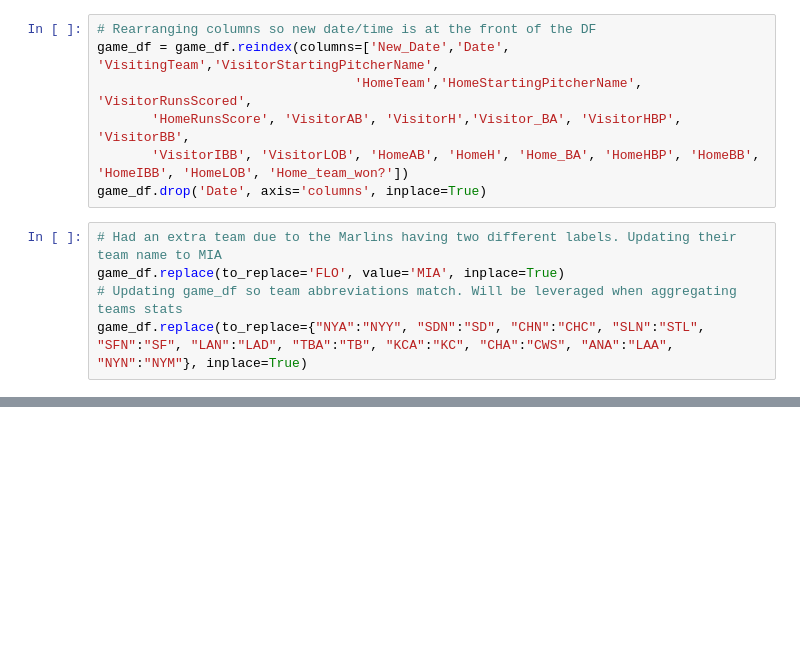
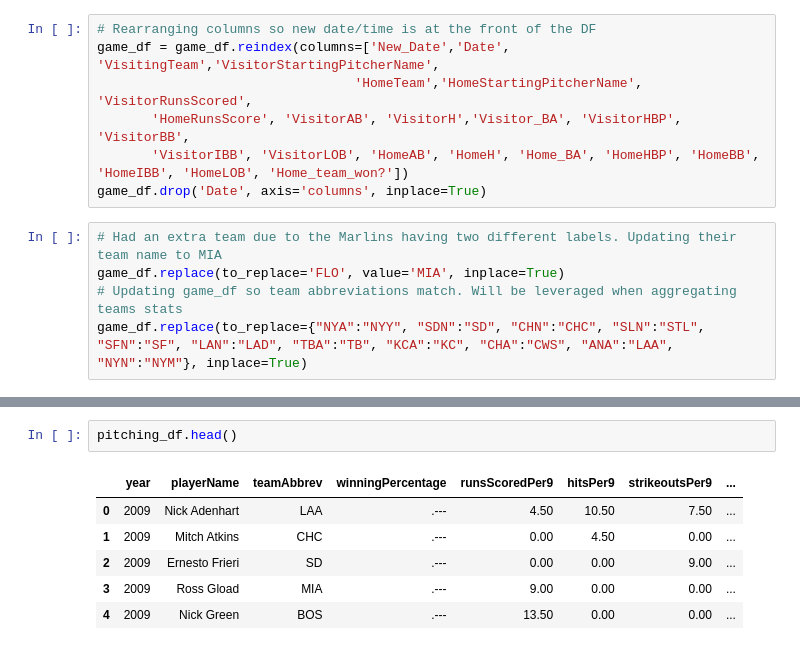
Before and after one commit to egitit/Predicting_MLB_outcomes, a Jupyter notebook: feature_engineering.ipynb, the cells around one changed output, grey strips where cells are left out. Saved outputs shown, nothing was run; the diff lists cells and outputs as text; blank space fills up the shorter version.

```diff
--- a/feature_engineering.ipynb
+++ b/feature_engineering.ipynb
@@ -255,0 +239,9 @@ len(game_df.VisitingTeam.unique())
+# %%
+pitching_df.head()
+# %% [output]
+|  | year | playerName | teamAbbrev | winningPercentage | runsScoredPer9 | hitsPer9 | strikeoutsPer9 | ... |
+| 0 | 2009 | Nick Adenhart | LAA | .--- | 4.50 | 10.50 | 7.50 | ... |
+| 1 | 2009 | Mitch Atkins | CHC | .--- | 0.00 | 4.50 | 0.00 | ... |
+| 2 | 2009 | Ernesto Frieri | SD | .--- | 0.00 | 0.00 | 9.00 | ... |
+| 3 | 2009 | Ross Gload | MIA | .--- | 9.00 | 0.00 | 0.00 | ... |
+| 4 | 2009 | Nick Green | BOS | .--- | 13.50 | 0.00 | 0.00 | ... |
```
Also changed, not shown: parts of 25 cells of this notebook.
